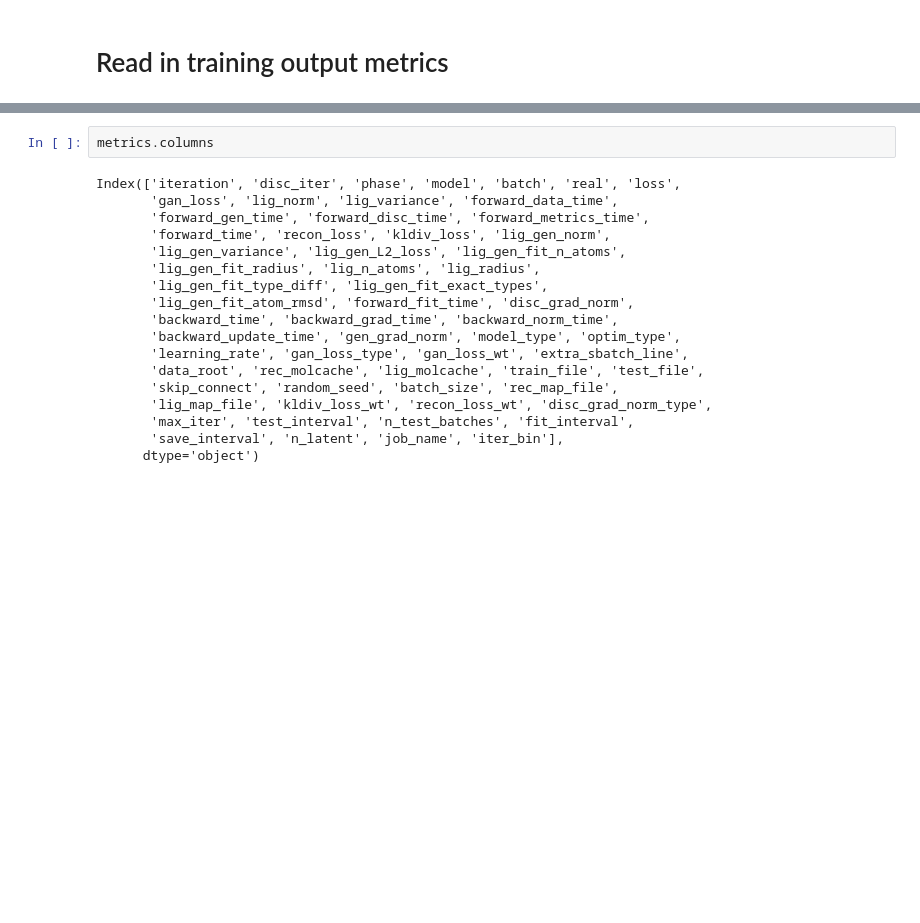
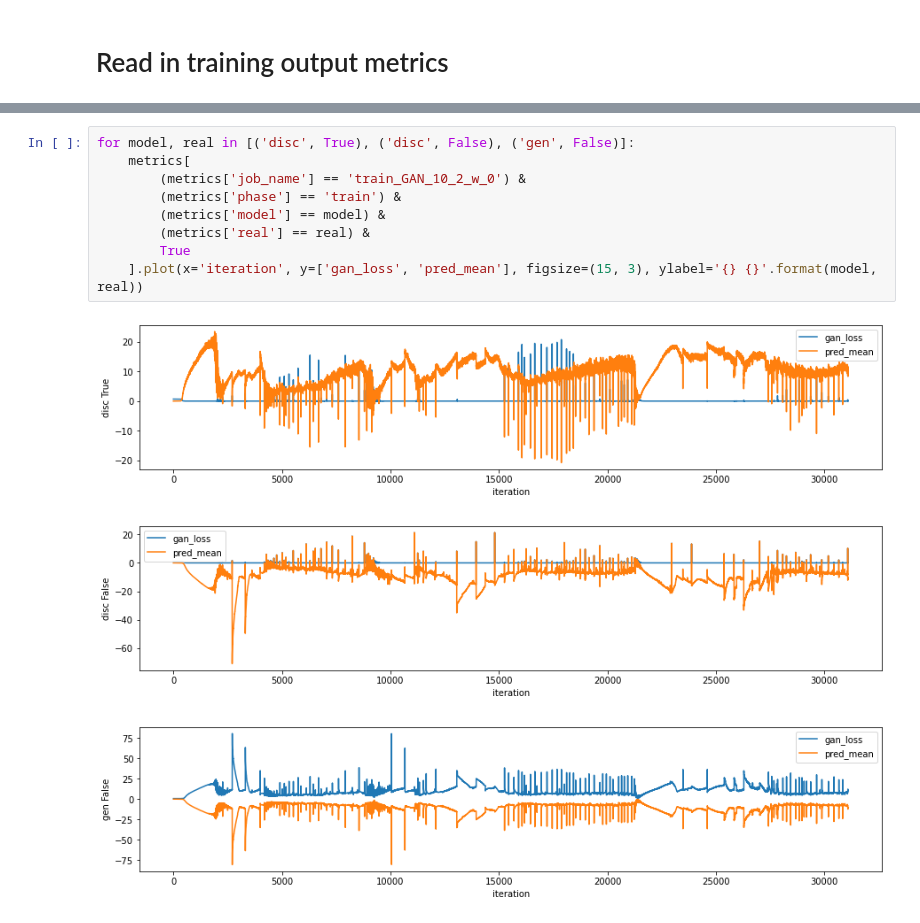
Before and after one commit to mattragoza/ipython-notebooks, a Jupyter notebook: torch_training.ipynb, the cells around one changed output, grey strips where cells are left out. Cells and saved outputs as stored; diff of their text form; blank space fills up the shorter version.

```diff
--- a/torch_training.ipynb
+++ b/torch_training.ipynb
@@ -458,20 +373,13 @@ See the caveats in the documentation: https://pandas.pydata.org/pandas-docs/stab
-# %%
-metrics.columns
-# %% [output]
-Index(['iteration', 'disc_iter', 'phase', 'model', 'batch', 'real', 'loss',
-       'gan_loss', 'lig_norm', 'lig_variance', 'forward_data_time',
-       'forward_gen_time', 'forward_disc_time', 'forward_metrics_time',
-       'forward_time', 'recon_loss', 'kldiv_loss', 'lig_gen_norm',
-       'lig_gen_variance', 'lig_gen_L2_loss', 'lig_gen_fit_n_atoms',
-       'lig_gen_fit_radius', 'lig_n_atoms', 'lig_radius',
-       'lig_gen_fit_type_diff', 'lig_gen_fit_exact_types',
-       'lig_gen_fit_atom_rmsd', 'forward_fit_time', 'disc_grad_norm',
-       'backward_time', 'backward_grad_time', 'backward_norm_time',
-       'backward_update_time', 'gen_grad_norm', 'model_type', 'optim_type',
-       'learning_rate', 'gan_loss_type', 'gan_loss_wt', 'extra_sbatch_line',
-       'data_root', 'rec_molcache', 'lig_molcache', 'train_file', 'test_file',
-       'skip_connect', 'random_seed', 'batch_size', 'rec_map_file',
-       'lig_map_file', 'kldiv_loss_wt', 'recon_loss_wt', 'disc_grad_norm_type',
-       'max_iter', 'test_interval', 'n_test_batches', 'fit_interval',
-       'save_interval', 'n_latent', 'job_name', 'iter_bin'],
-      dtype='object')
+# %%
+for model, real in [('disc', True), ('disc', False), ('gen', False)]:
+    metrics[
+        (metrics['job_name'] == 'train_GAN_10_2_w_0') &
+        (metrics['phase'] == 'train') &
+        (metrics['model'] == model) &
+        (metrics['real'] == real) &
+        True
+    ].plot(x='iteration', y=['gan_loss', 'pred_mean'], figsize=(15, 3), ylabel='{} {}'.format(model, real))
+# %% [output]
+[figure, added]
+[figure, added]
+[figure, added]
```
Also changed, not shown: parts of 16 cells of this notebook.
